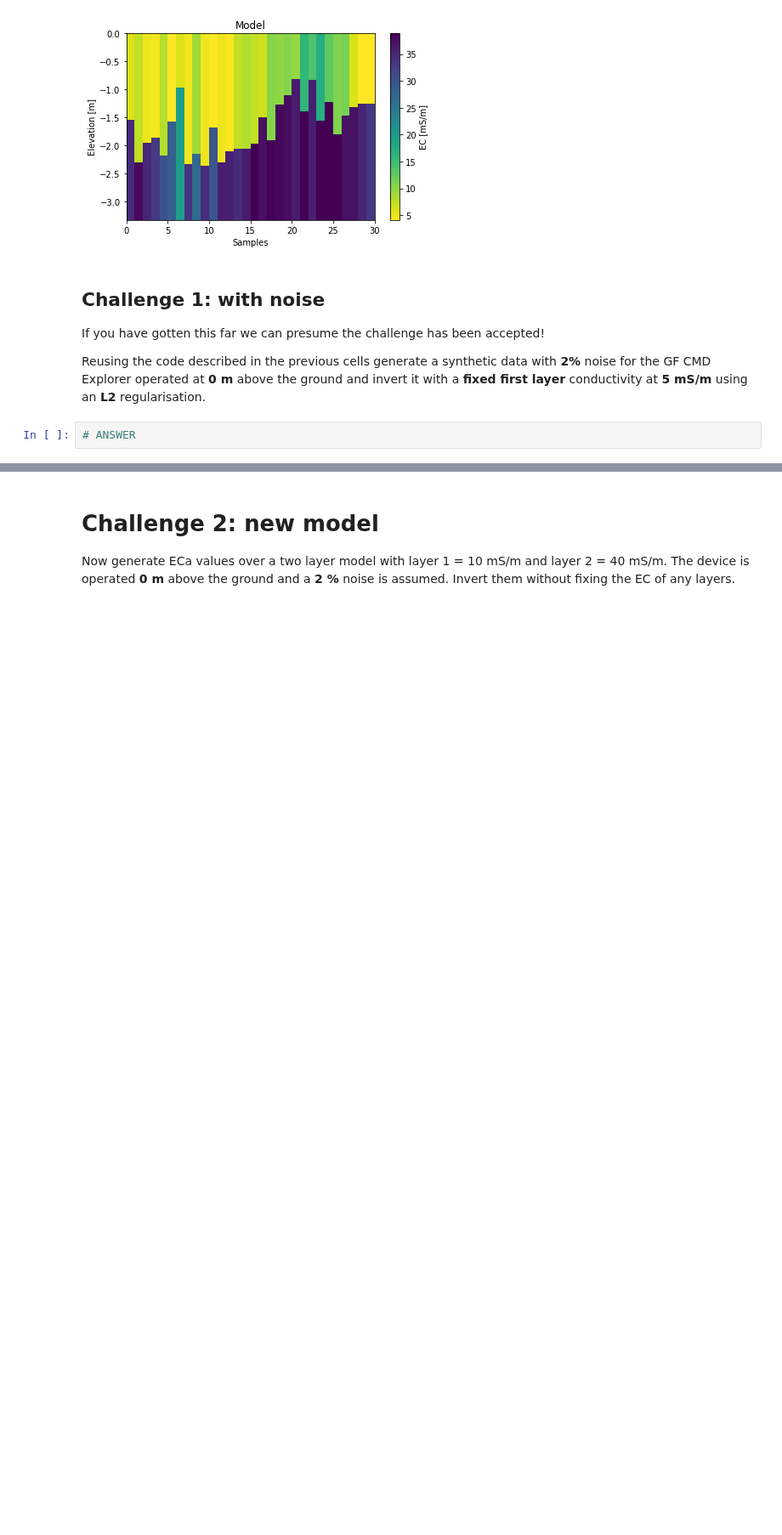
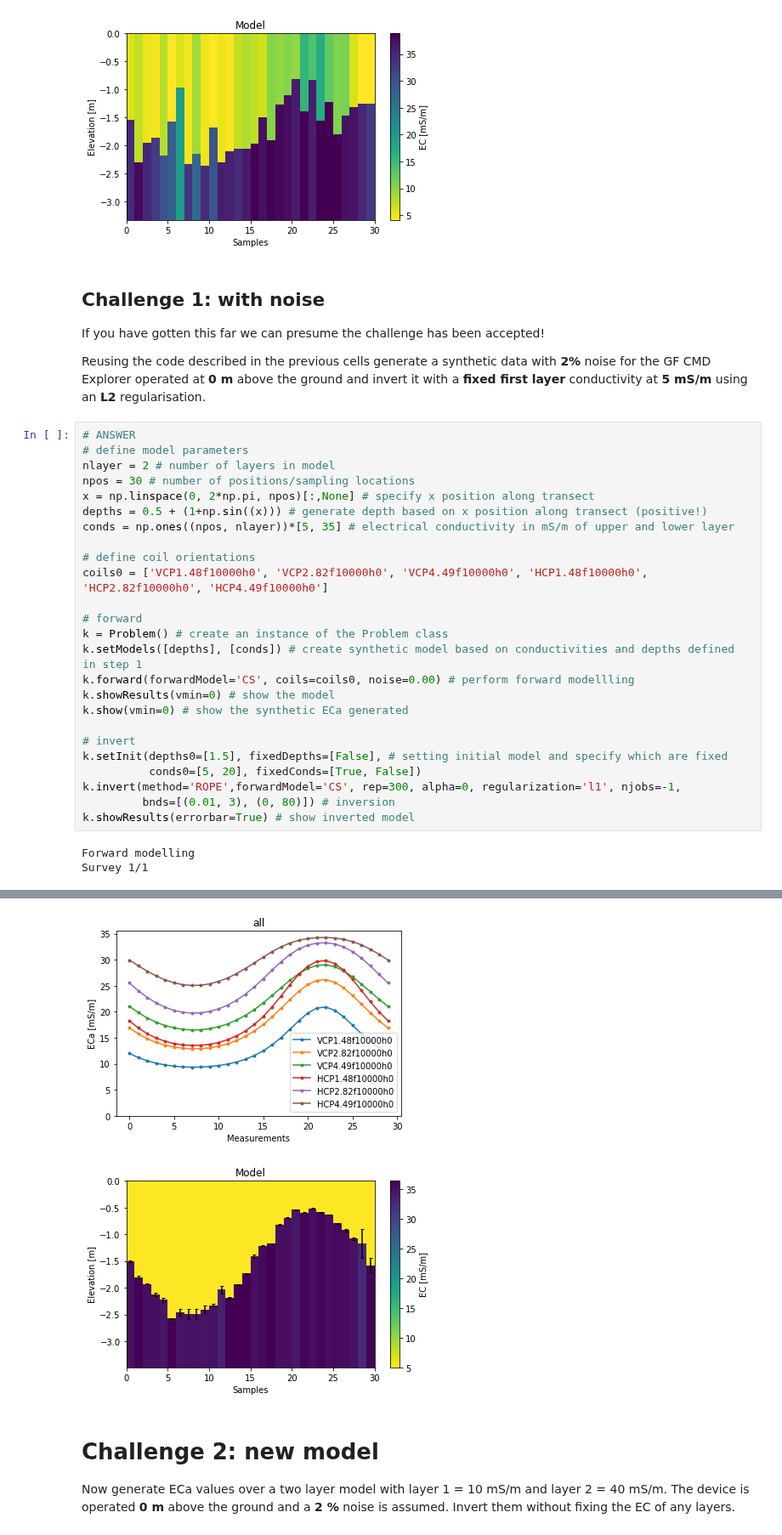
Before and after one commit to hkexgroup/emagpy, a Jupyter notebook: jupyter-notebook/workshop01-forward.ipynb, the cells around one changed output, grey strips where cells are left out. Shown at 85% size. Saved outputs shown, nothing was run; the diff lists cells and outputs as text; blank space fills up the shorter version.

Commit message:
updated Rutgers-Lancaster workshop notebooks with answers

```diff
--- a/jupyter-notebook/workshop01-forward.ipynb
+++ b/jupyter-notebook/workshop01-forward.ipynb
@@ -148,5 +148,31 @@ Survey 1/1
 If you have gotten this far we can presume the challenge has been accepted!
 
 Reusing the code described in the previous cells generate a synthetic data with **2%** noise for the GF CMD Explorer operated at **0 m** above the ground and invert it with a **fixed first layer** conductivity at **5 mS/m** using an **L2** regularisation.
-# %%
-# ANSWER
+# %%
+# ANSWER
+# define model parameters
+nlayer = 2 # number of layers in model
+npos = 30 # number of positions/sampling locations
+x = np.linspace(0, 2*np.pi, npos)[:,None] # specify x position along transect
+depths = 0.5 + (1+np.sin((x))) # generate depth based on x position along transect (positive!)
+conds = np.ones((npos, nlayer))*[5, 35] # electrical conductivity in mS/m of upper and lower layer
+
+# define coil orientations
+coils0 = ['VCP1.48f10000h0', 'VCP2.82f10000h0', 'VCP4.49f10000h0', 'HCP1.48f10000h0', 'HCP2.82f10000h0', 'HCP4.49f10000h0']
+
+# forward
+k = Problem() # create an instance of the Problem class
+k.setModels([depths], [conds]) # create synthetic model based on conductivities and depths defined in step 1
+k.forward(forwardModel='CS', coils=coils0, noise=0.00) # perform forward modellling
+k.showResults(vmin=0) # show the model
+k.show(vmin=0) # show the synthetic ECa generated
+
+# invert
+k.setInit(depths0=[1.5], fixedDepths=[False], # setting initial model and specify which are fixed
+          conds0=[5, 20], fixedConds=[True, False])
+k.invert(method='ROPE',forwardModel='CS', rep=300, alpha=0, regularization='l1', njobs=-1,
+         bnds=[(0.01, 3), (0, 80)]) # inversion
+k.showResults(errorbar=True) # show inverted model
+# %% [output]
+Forward modelling
+Survey 1/1
@@ -153,3 +180,5 @@ Reusing the code described in the previous cells generate a synthetic data with
+[figure, added]
+[figure, added]
 # %% [markdown]
 # Challenge 2: new model
 
```
Also changed, not shown: parts of 6 cells of this notebook.
